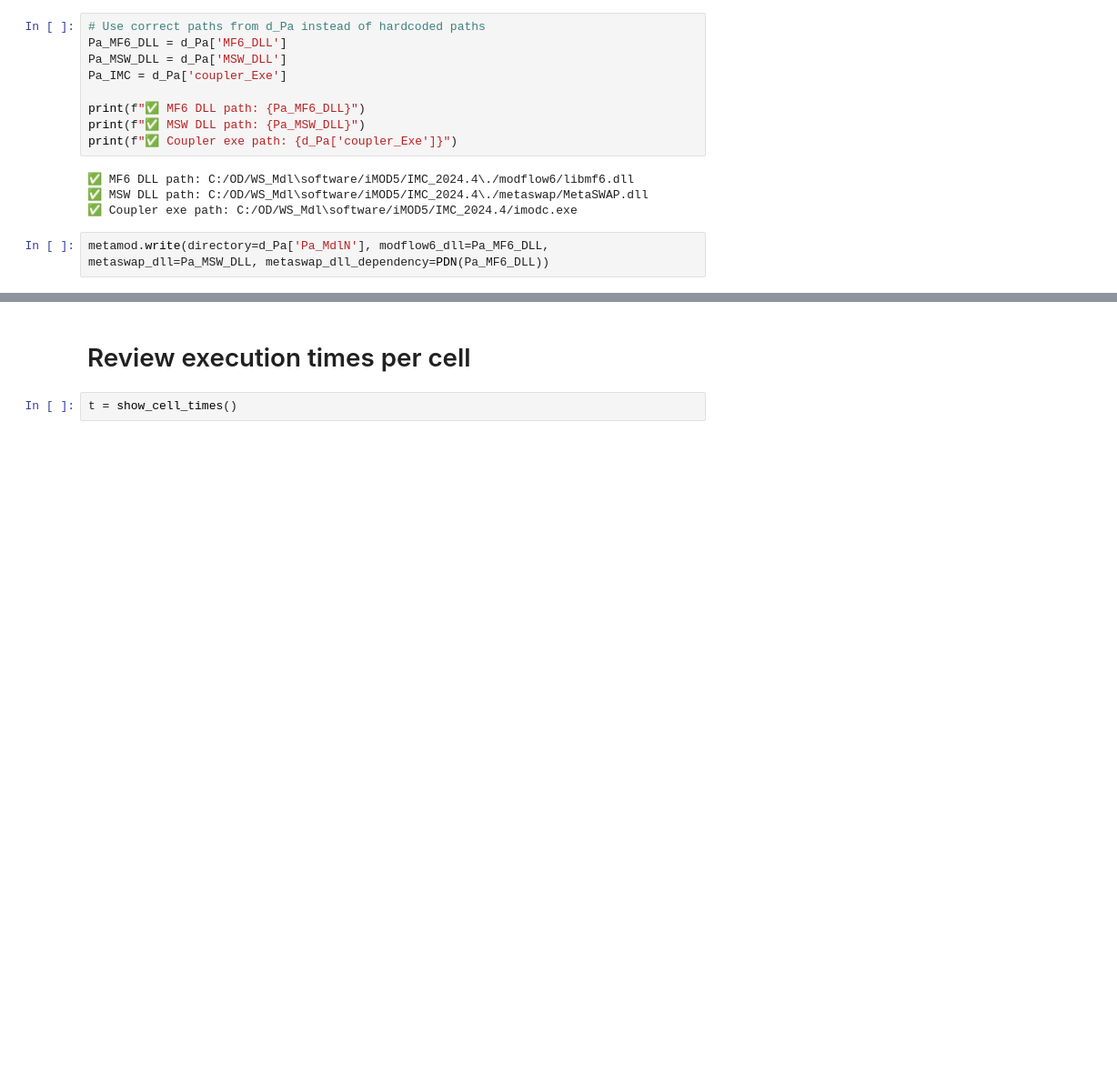
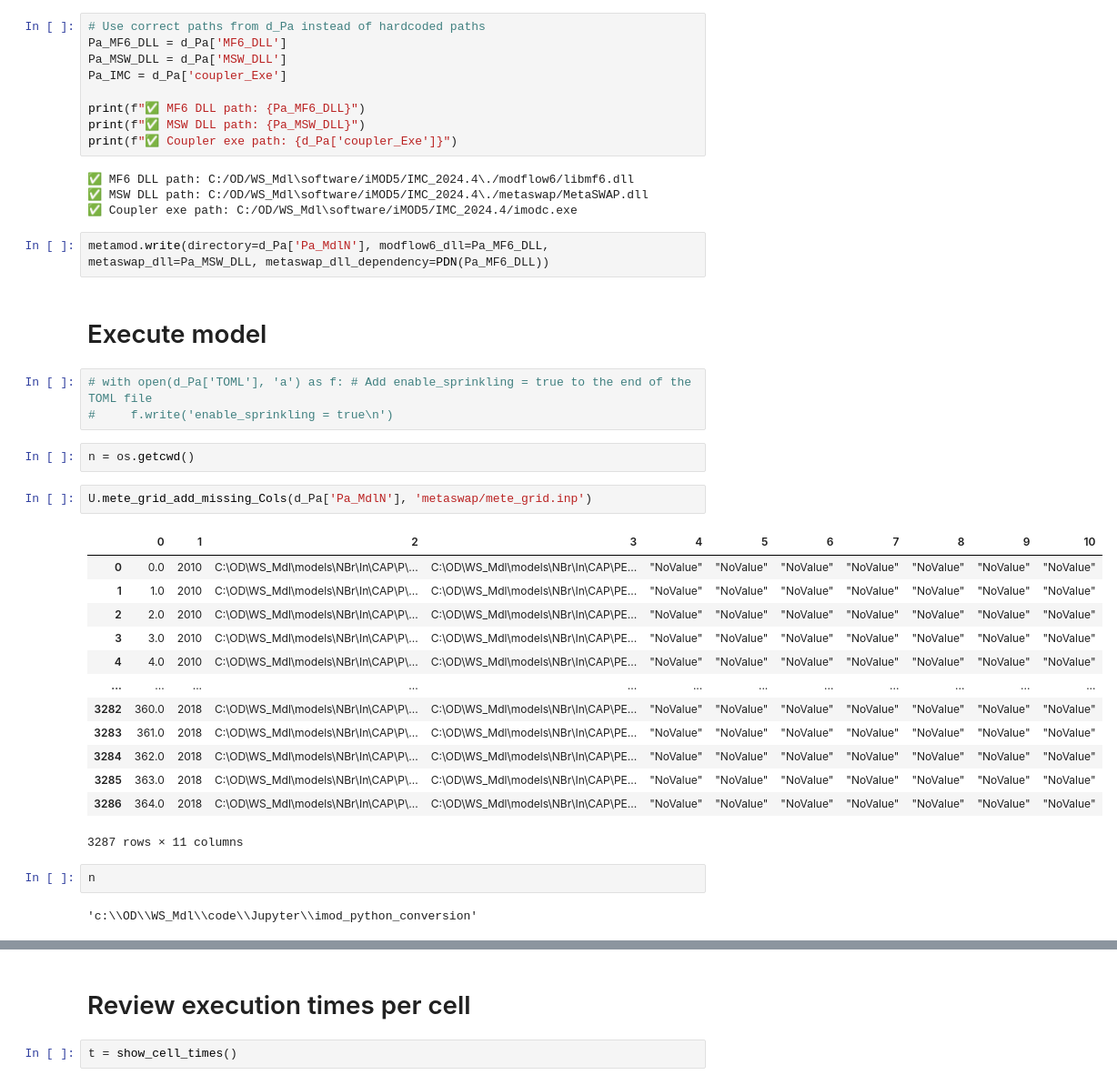
Before and after one commit to Ydrolog/WS_Mdl, a Jupyter notebook: code/Jupyter/imod_python_conversion/imod_python_init_NBr32.ipynb, the cells around one changed output, grey strips where cells are left out. Shown at 91% size. Drawn from its saved outputs; the diff is of its cells as text; blank space fills up the shorter version.

Commit message:
imod_python_init_NBr32 mete_grid.inp fix

```diff
--- a/code/Jupyter/imod_python_conversion/imod_python_init_NBr32.ipynb
+++ b/code/Jupyter/imod_python_conversion/imod_python_init_NBr32.ipynb
@@ -589,3 +588,30 @@ print(f"✅ Coupler exe path: {d_Pa['coupler_Exe']}")
 ✅ Coupler exe path: C:/OD/WS_Mdl\software/iMOD5/IMC_2024.4/imodc.exe
 # %%
 metamod.write(directory=d_Pa['Pa_MdlN'], modflow6_dll=Pa_MF6_DLL, metaswap_dll=Pa_MSW_DLL, metaswap_dll_dependency=PDN(Pa_MF6_DLL))
+# %% [markdown]
+# Execute model
+# %%
+# with open(d_Pa['TOML'], 'a') as f: # Add enable_sprinkling = true to the end of the TOML file
+#     f.write('enable_sprinkling = true\n')
+# %%
+n = os.getcwd()
+# %%
+U.mete_grid_add_missing_Cols(d_Pa['Pa_MdlN'], 'metaswap/mete_grid.inp')
+# %% [output]
+|  | 0 | 1 | 2 | 3 | 4 | 5 | 6 | 7 | 8 | 9 | 10 |
+| 0 | 0.0 | 2010 | C:\OD\WS_Mdl\models\NBr\In\CAP\P\... | C:\OD\WS_Mdl\models\NBr\In\CAP\PE... | "NoValue" | "NoValue" | "NoValue" | "NoValue" | "NoValue" | "NoValue" | "NoValue" |
+| 1 | 1.0 | 2010 | C:\OD\WS_Mdl\models\NBr\In\CAP\P\... | C:\OD\WS_Mdl\models\NBr\In\CAP\PE... | "NoValue" | "NoValue" | "NoValue" | "NoValue" | "NoValue" | "NoValue" | "NoValue" |
+| 2 | 2.0 | 2010 | C:\OD\WS_Mdl\models\NBr\In\CAP\P\... | C:\OD\WS_Mdl\models\NBr\In\CAP\PE... | "NoValue" | "NoValue" | "NoValue" | "NoValue" | "NoValue" | "NoValue" | "NoValue" |
+| 3 | 3.0 | 2010 | C:\OD\WS_Mdl\models\NBr\In\CAP\P\... | C:\OD\WS_Mdl\models\NBr\In\CAP\PE... | "NoValue" | "NoValue" | "NoValue" | "NoValue" | "NoValue" | "NoValue" | "NoValue" |
+| 4 | 4.0 | 2010 | C:\OD\WS_Mdl\models\NBr\In\CAP\P\... | C:\OD\WS_Mdl\models\NBr\In\CAP\PE... | "NoValue" | "NoValue" | "NoValue" | "NoValue" | "NoValue" | "NoValue" | "NoValue" |
+| ... | ... | ... | ... | ... | ... | ... | ... | ... | ... | ... | ... |
+| 3282 | 360.0 | 2018 | C:\OD\WS_Mdl\models\NBr\In\CAP\P\... | C:\OD\WS_Mdl\models\NBr\In\CAP\PE... | "NoValue" | "NoValue" | "NoValue" | "NoValue" | "NoValue" | "NoValue" | "NoValue" |
+| 3283 | 361.0 | 2018 | C:\OD\WS_Mdl\models\NBr\In\CAP\P\... | C:\OD\WS_Mdl\models\NBr\In\CAP\PE... | "NoValue" | "NoValue" | "NoValue" | "NoValue" | "NoValue" | "NoValue" | "NoValue" |
+| 3284 | 362.0 | 2018 | C:\OD\WS_Mdl\models\NBr\In\CAP\P\... | C:\OD\WS_Mdl\models\NBr\In\CAP\PE... | "NoValue" | "NoValue" | "NoValue" | "NoValue" | "NoValue" | "NoValue" | "NoValue" |
+| 3285 | 363.0 | 2018 | C:\OD\WS_Mdl\models\NBr\In\CAP\P\... | C:\OD\WS_Mdl\models\NBr\In\CAP\PE... | "NoValue" | "NoValue" | "NoValue" | "NoValue" | "NoValue" | "NoValue" | "NoValue" |
+| 3286 | 364.0 | 2018 | C:\OD\WS_Mdl\models\NBr\In\CAP\P\... | C:\OD\WS_Mdl\models\NBr\In\CAP\PE... | "NoValue" | "NoValue" | "NoValue" | "NoValue" | "NoValue" | "NoValue" | "NoValue" |
+3287 rows × 11 columns
+# %%
+n
+# %% [output]
+'c:\\OD\\WS_Mdl\\code\\Jupyter\\imod_python_conversion'
```
Also changed, not shown: parts of 11 cells of this notebook, 5 other files.
